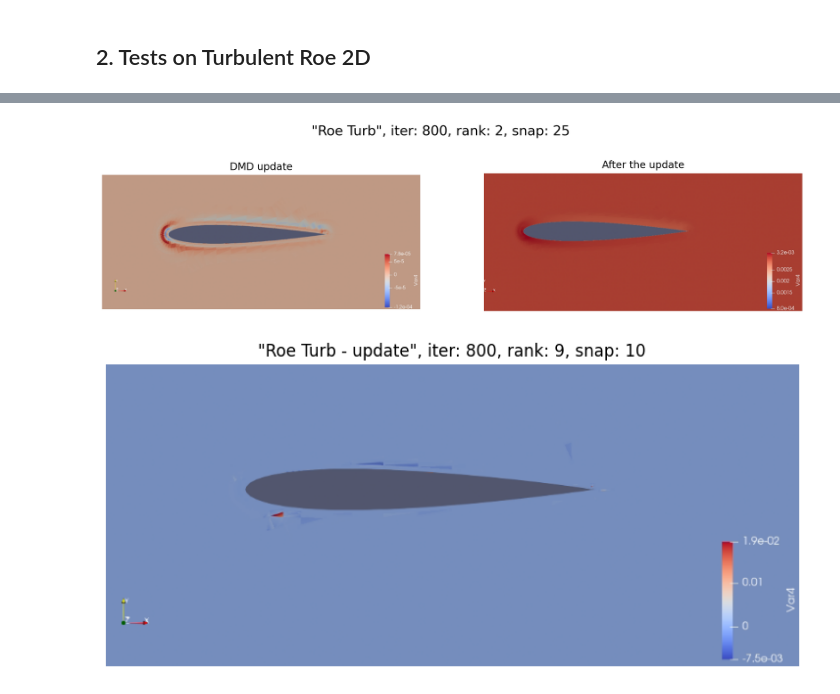
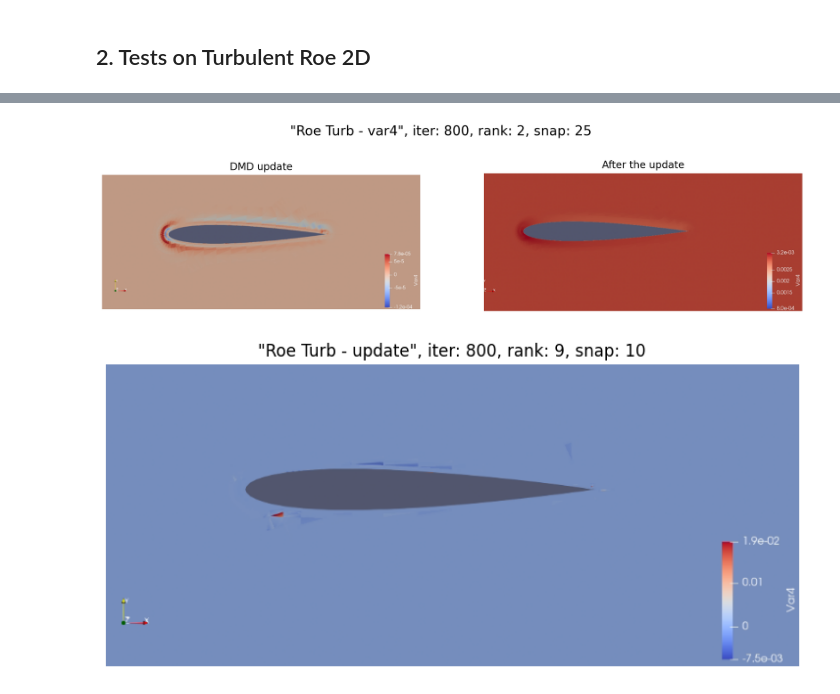
Before and after one commit to Delaunay-I/ANSLab-reports, a Jupyter notebook: 2022/11 - November/2022_11_02/02-Nov-2022.ipynb, the cells around one changed output, grey strips where cells are left out. Saved outputs shown, nothing was run; the diff lists cells and outputs as text; code cells hidden in the pictures.

```diff
--- a/2022/11 - November/2022_11_02/02-Nov-2022.ipynb
+++ b/2022/11 - November/2022_11_02/02-Nov-2022.ipynb
@@ -86,24 +90,24 @@ display(HTML("<table><tr><td><img src='RoeTurb2D_badUpdates.png' width=600></td>
 # %%
 fig = plt.figure(figsize=(15,4), dpi=200)
 
 rows = 1; cols = 2
-fig.suptitle('"Roe Turb", iter: 800, rank: 2, snap: 25', fontsize=16)
+fig.suptitle('"Roe Turb - var4", iter: 800, rank: 2, snap: 25', fontsize=16)
 
 ax = fig.add_subplot(rows, cols, 1)
 image1 = mpimg.imread('dmd_iter800_r2_snap25_update.png')
 plt.imshow(image1)
 plt.axis('off')
 plt.title('DMD update')
 
 ax = fig.add_subplot(rows, cols, 2)
 image1 = mpimg.imread('dmd_iter800_r2_snap25_afterUpdate.png')
 plt.imshow(image1)
 plt.axis('off')
 plt.title('After the update')
 
 plt.show()
 # %% [output]
-[figure, old version]
+[figure, new version]
 # %%
 fig = plt.figure(figsize=(15,4), dpi=100)
 
```
Also changed, not shown: parts of 1 cell of this notebook.
